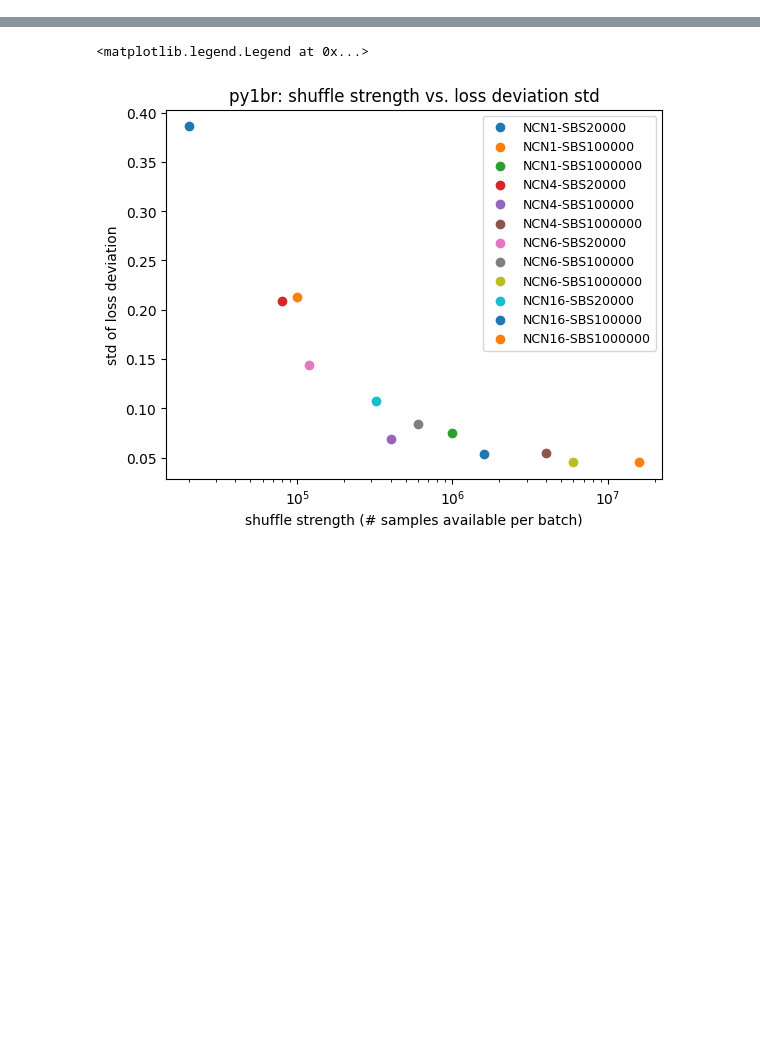
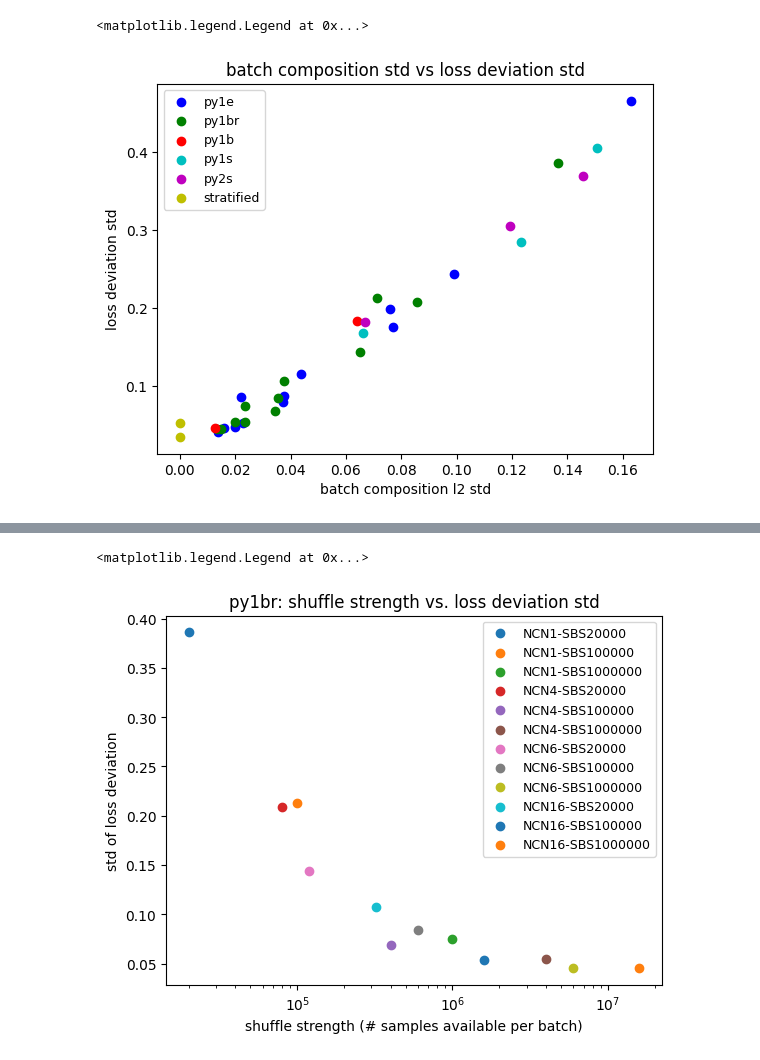
Before and after one commit to snarayan21/saaketh-streaming, a Jupyter notebook: simulation/interfaces/loss_analysis.ipynb, the cells around one changed output, grey strips where cells are left out. Saved outputs shown, nothing was run; the diff lists cells and outputs as text; code cells hidden in the pictures; blank space fills up the shorter version.

```diff
--- a/simulation/interfaces/loss_analysis.ipynb
+++ b/simulation/interfaces/loss_analysis.ipynb
@@ -197,0 +306,11 @@ full_experiment_df = pd.DataFrame.from_dict(full_experiment_data)
+# %%
+for i, category_run_names in enumerate(categorized_runs[:6]):
+    category_runs = experiment_df[experiment_df['name'].isin(category_run_names)]
+    plt.scatter(category_runs['batch_l2_std'], category_runs['std_loss_deviation'], color=colors[i], label=categories[i])
+plt.xlabel('batch composition l2 std')
+plt.ylabel('loss deviation std')
+plt.title('batch composition std vs loss deviation std')
+plt.legend(fontsize="9")
+# %% [output]
+<matplotlib.legend.Legend at 0x...>
+[figure, added]
```
Also changed, not shown: parts of 9 cells of this notebook, 23 other files.
